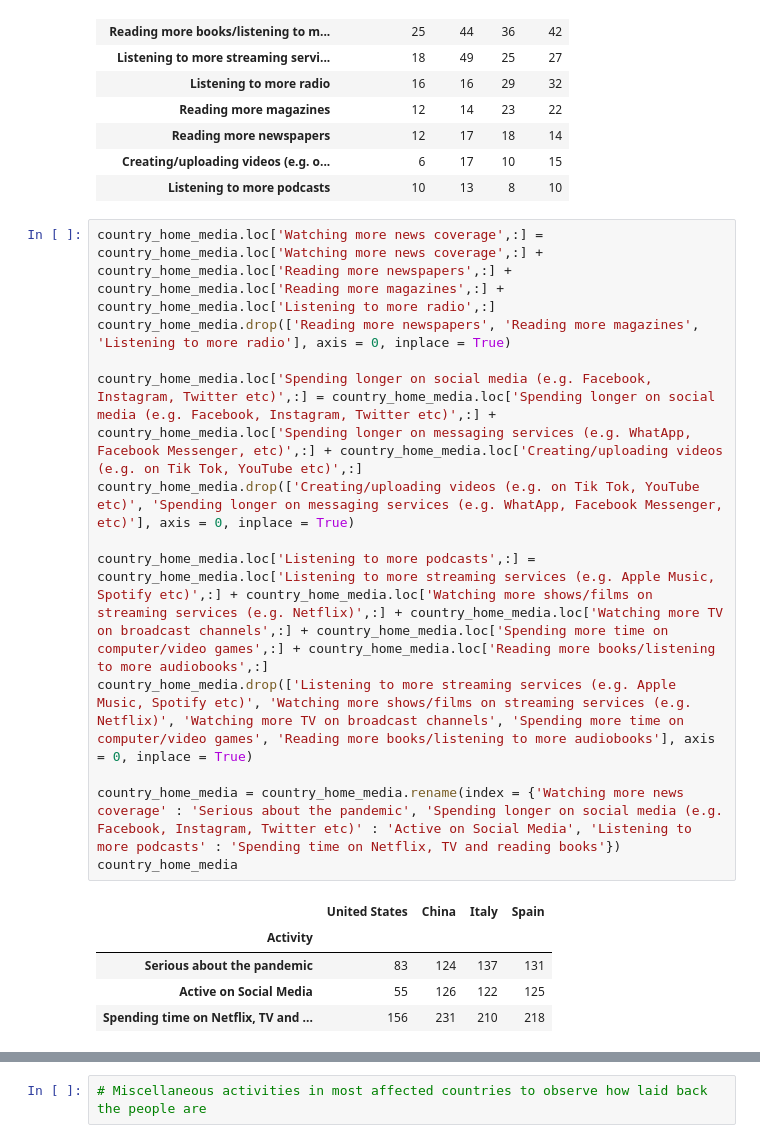
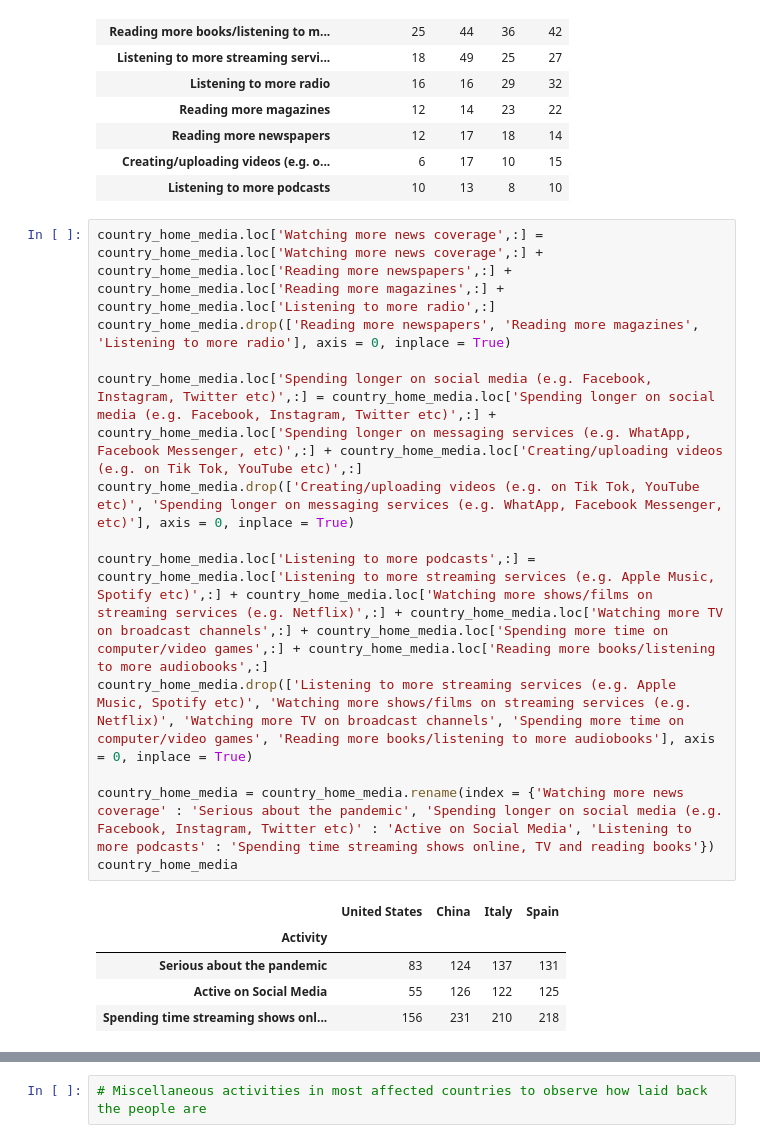
Before and after one commit to newb-dev-1008/CoVID_Entertainment_Impact, a Jupyter notebook: Entertainment_during_CoVID_19.ipynb, the cells around one changed output, grey strips where cells are left out. Drawn from its saved outputs; the diff is of its cells as text.

```diff
--- a/Entertainment_during_CoVID_19.ipynb
+++ b/Entertainment_during_CoVID_19.ipynb
@@ -647,18 +647,18 @@ country_home_media
 # %%
 country_home_media.loc['Watching more news coverage',:] = country_home_media.loc['Watching more news coverage',:] + country_home_media.loc['Reading more newspapers',:] + country_home_media.loc['Reading more magazines',:] + country_home_media.loc['Listening to more radio',:]
 country_home_media.drop(['Reading more newspapers', 'Reading more magazines', 'Listening to more radio'], axis = 0, inplace = True)
 
 country_home_media.loc['Spending longer on social media (e.g. Facebook, Instagram, Twitter etc)',:] = country_home_media.loc['Spending longer on social media (e.g. Facebook, Instagram, Twitter etc)',:] + country_home_media.loc['Spending longer on messaging services (e.g. WhatApp, Facebook Messenger, etc)',:] + country_home_media.loc['Creating/uploading videos (e.g. on Tik Tok, YouTube etc)',:]
 country_home_media.drop(['Creating/uploading videos (e.g. on Tik Tok, YouTube etc)', 'Spending longer on messaging services (e.g. WhatApp, Facebook Messenger, etc)'], axis = 0, inplace = True)
 
 country_home_media.loc['Listening to more podcasts',:] = country_home_media.loc['Listening to more streaming services (e.g. Apple Music, Spotify etc)',:] + country_home_media.loc['Watching more shows/films on streaming services (e.g. Netflix)',:] + country_home_media.loc['Watching more TV on broadcast channels',:] + country_home_media.loc['Spending more time on computer/video games',:] + country_home_media.loc['Reading more books/listening to more audiobooks',:]
 country_home_media.drop(['Listening to more streaming services (e.g. Apple Music, Spotify etc)', 'Watching more shows/films on streaming services (e.g. Netflix)', 'Watching more TV on broadcast channels', 'Spending more time on computer/video games', 'Reading more books/listening to more audiobooks'], axis = 0, inplace = True)
 
-country_home_media = country_home_media.rename(index = {'Watching more news coverage' : 'Serious about the pandemic', 'Spending longer on social media (e.g. Facebook, Instagram, Twitter etc)' : 'Active on Social Media', 'Listening to more podcasts' : 'Spending time on Netflix, TV and reading books'})
+country_home_media = country_home_media.rename(index = {'Watching more news coverage' : 'Serious about the pandemic', 'Spending longer on social media (e.g. Facebook, Instagram, Twitter etc)' : 'Active on Social Media', 'Listening to more podcasts' : 'Spending time streaming shows online, TV and reading books'})
 country_home_media
 # %% [output]
 |  | United States | China | Italy | Spain |
 | Activity |  |  |  |  |
 | Serious about the pandemic | 83 | 124 | 137 | 131 |
 | Active on Social Media | 55 | 126 | 122 | 125 |
-| Spending time on Netflix, TV and ... | 156 | 231 | 210 | 218 |
+| Spending time streaming shows onl... | 156 | 231 | 210 | 218 |
```
Also changed, not shown: parts of 3 cells of this notebook.
